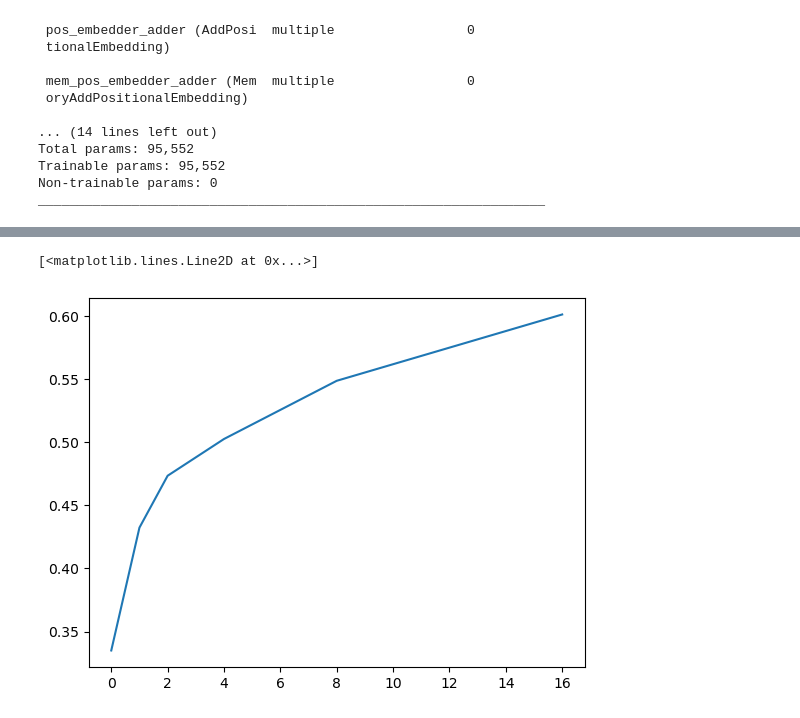
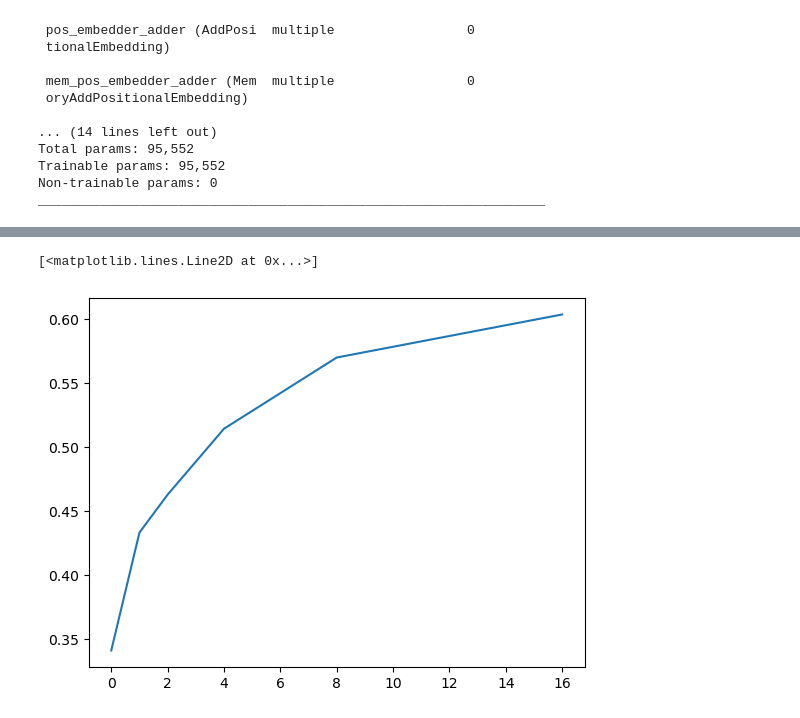
Before and after one commit to Awni00/hierarchical-attention-external-memory, a Jupyter notebook: experiments/mixture_markov_chains.ipynb, the cells around one changed output, grey strips where cells are left out. Saved outputs shown, nothing was run; the diff lists cells and outputs as text; code cells hidden in the pictures.

Commit message:
fixed mistake with train_mcs/test_mcs

```diff
--- a/experiments/mixture_markov_chains.ipynb
+++ b/experiments/mixture_markov_chains.ipynb
@@ -336,7 +336,7 @@ accs = []
 nums_subseqs = [0, 1, 2, 4, 8, 16]
 for num_subseqs in tqdm(nums_subseqs):
     seqs_x_test_, seqs_y_test_, mem_seqs_x_test_, mem_seqs_y_test_, sampled_test_mcs_ = sample_seqs_dataset(
-        500, input_seq_len, mem_seq_len, mem_size, train_mcs, num_subseq_insertions=num_subseqs)
+        500, input_seq_len, mem_seq_len, mem_size, test_mcs, num_subseq_insertions=num_subseqs)
 
     test_ds_ = tf.data.Dataset.from_tensor_slices(((seqs_x_test_, mem_seqs_x_test_, mem_seqs_y_test_), seqs_y_test_)).batch(64)
     _, acc = hierattn_model.evaluate(test_ds_, verbose=0)
@@ -522,15 +522,15 @@ y: [14  8  3  5  8 15  2  4 13 10  2  9 11 12 12  1 13  2  8  1  7 11  2  1
 # %%
 accs = []
 nums_subseqs = [0, 1, 2, 4, 8, 16]
 for num_subseqs in tqdm(nums_subseqs):
     seqs_x_test_, seqs_y_test_, mem_seqs_x_test_, mem_seqs_y_test_, sampled_test_mcs_ = sample_seqs_dataset(
-        500, input_seq_len, mem_seq_len, mem_size, train_mcs, num_subseq_insertions=num_subseqs)
+        500, input_seq_len, mem_seq_len, mem_size, test_mcs, num_subseq_insertions=num_subseqs)
 
     test_ds_ = tf.data.Dataset.from_tensor_slices(((seqs_x_test_, mem_seqs_x_test_), seqs_y_test_)).batch(64)
     _, acc = kernel_model.evaluate(test_ds_, verbose=0)
     accs.append(acc)
 
 plt.plot(nums_subseqs, accs)
 # %% [output]
 [<matplotlib.lines.Line2D at 0x...>]
-[figure, old version]
+[figure, new version]
```
Also changed, not shown: parts of 11 cells of this notebook.
